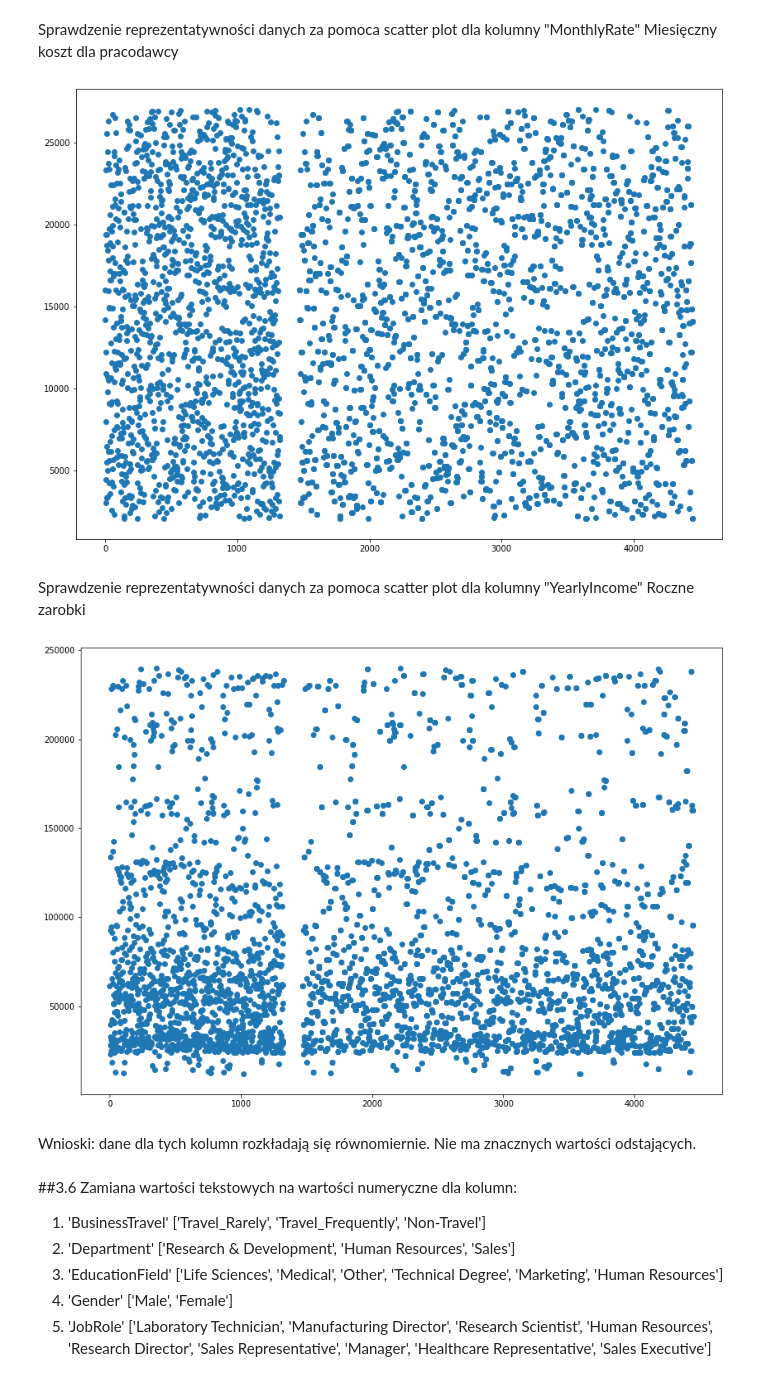
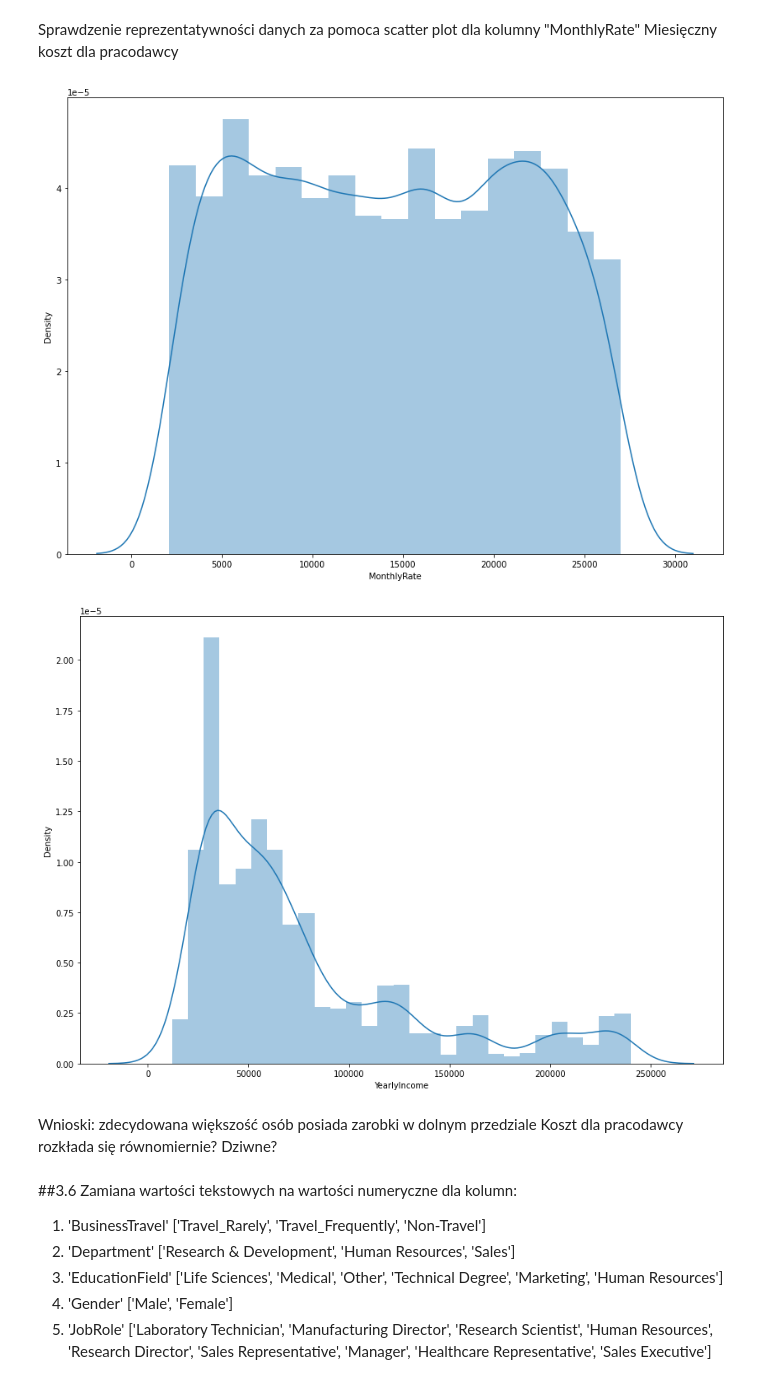
Before and after one commit to jumikao/Personal_Income_Analysis_ver2, a Jupyter notebook: ProjektKlasyfikacjaMARTA.ipynb, the cells around one changed output. Saved outputs shown, nothing was run; the diff lists cells and outputs as text; code cells hidden in the pictures.

```diff
--- a/ProjektKlasyfikacjaMARTA.ipynb
+++ b/ProjektKlasyfikacjaMARTA.ipynb
@@ -360,22 +348,21 @@ Sprawdzenie reprezentatywności danych za pomoca scatter plot dla kolumny "Month
 Miesięczny koszt dla pracodawcy
 # %%
 plt.figure(figsize=(14, 10))
-plt.scatter(merged_df_drop.index, merged_df_drop['MonthlyRate'])
+sns.distplot(merged_df_drop.MonthlyRate)
 
 plt.show()
 # %% [output]
-[figure, old version]
+[figure, new version]
-# %% [markdown]
-Sprawdzenie reprezentatywności danych za pomoca scatter plot dla kolumny "YearlyIncome" Roczne zarobki
 # %%
 plt.figure(figsize=(14, 10))
-plt.scatter(merged_df_drop.index, merged_df_drop['YearlyIncome'])
+sns.distplot(merged_df_drop.YearlyIncome)
 
 plt.show()
 # %% [output]
-[figure, old version]
+[figure, new version]
-# %% [markdown]
-Wnioski: dane dla tych kolumn rozkładają się równomiernie. Nie ma znacznych wartości odstających.
+# %% [markdown]
+Wnioski: zdecydowana większość osób posiada zarobki w dolnym przedziale
+Koszt dla pracodawcy rozkłada się równomiernie? Dziwne?
 # %% [markdown]
 ##3.6 Zamiana wartości tekstowych na wartości numeryczne dla kolumn:
 
```
Also changed, not shown: parts of 20 cells of this notebook.
